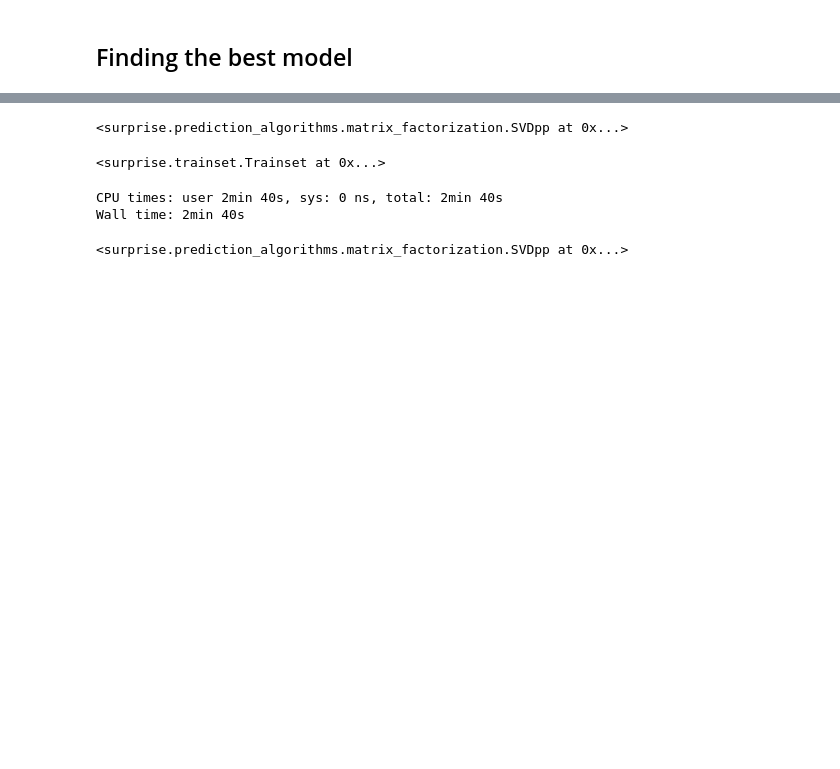
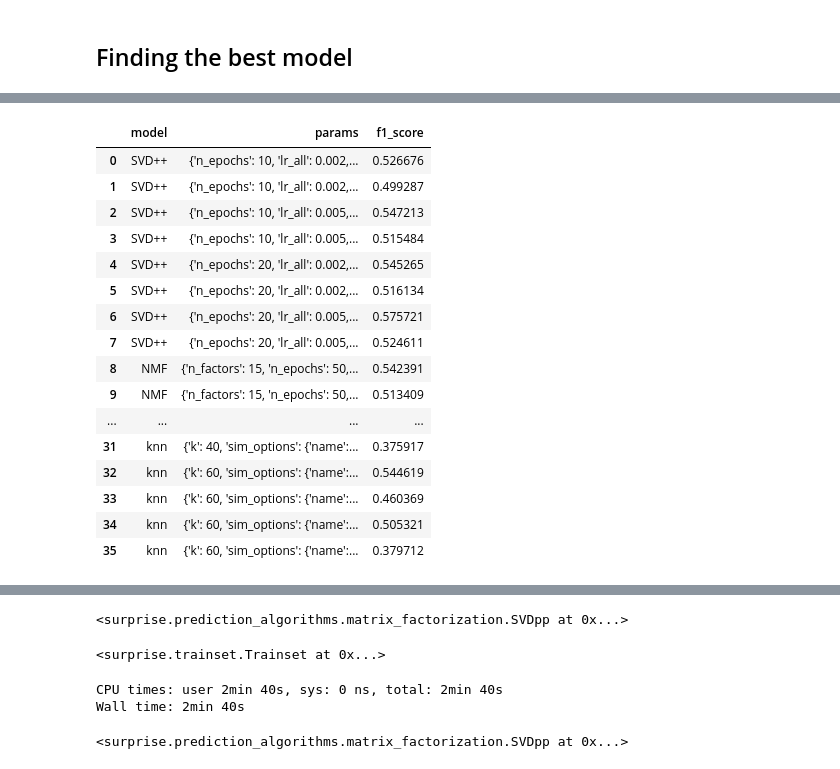
Before and after one commit to caiotda/dynamicTasteDistortion, a Jupyter notebook: simulation/00-preference_model.ipynb, the cells around one changed output, grey strips where cells are left out. Cells and saved outputs as stored; diff of their text form; code cells hidden in the pictures; blank space fills up the shorter version.

Commit message:
feat: selects best model in terms of binary preference classification instead of rating prediction

```diff
--- a/simulation/00-preference_model.ipynb
+++ b/simulation/00-preference_model.ipynb
@@ -50,9 +76,5 @@ trainset, testset = train_test_split(data, test_size=0.2)
+# %%
+test, val = train_test_split(data, test_size=0.5)
 # %% [markdown]
 ## Finding the best model
-# %%
-models = {
-    "SVD++": SVDpp,
-    "NMF": NMF,
-    "knn": KNNBasic,
-}
 # %%
@@ -157,0 +174,25 @@ performance_df
+# %%
+
+kf = KFold(n_splits=5)
+f1_results = {}
+
+model_names = ["SVD++", "NMF", "knn"]
+
+for model_name in model_names:
+    model_config = ModelConfig(model_name)
+    models = model_config.yield_models()
+    for (model, params) in models:
+        f1_scores = []
+        for train_idx, test_idx in kf.split(val):
+            trainset = val.iloc[train_idx]
+            testset = val.iloc[test_idx]
+            train_surprise = SurpriseDataset.load_from_df(trainset[["user", "item", "rating"]], reader)
+            trainset_surprise = train_surprise.build_full_trainset()
+            testset_surprise = list(testset.itertuples(index=False, name=None))
+            model.fit(trainset_surprise)
+            predictions = model.test(testset_surprise)
+            y_pred = [1 if pred.est >= 4 else 0 for pred in predictions]
+            y_true = [1 if pred.r_ui >= 4 else 0 for pred in predictions]
+            f1 = f1_score(y_true, y_pred)
+            f1_scores.append(f1)
+        f1_results[(model_config, str(params))] = np.mean(f1_scores)
@@ -158 +217,30 @@ performance_df
+# %%
+f1_df = pd.DataFrame([
+    {
+        "model": str(model_config.name),
+        "params": params,
+        "f1_score": score
+    }
+    for (model_config, params), score in f1_results.items()
+])
+# %%
+f1_df
+# %% [output]
+|  | model | params | f1_score |
+| 0 | SVD++ | {'n_epochs': 10, 'lr_all': 0.002,... | 0.526676 |
+| 1 | SVD++ | {'n_epochs': 10, 'lr_all': 0.002,... | 0.499287 |
+| 2 | SVD++ | {'n_epochs': 10, 'lr_all': 0.005,... | 0.547213 |
+| 3 | SVD++ | {'n_epochs': 10, 'lr_all': 0.005,... | 0.515484 |
+| 4 | SVD++ | {'n_epochs': 20, 'lr_all': 0.002,... | 0.545265 |
+| 5 | SVD++ | {'n_epochs': 20, 'lr_all': 0.002,... | 0.516134 |
+| 6 | SVD++ | {'n_epochs': 20, 'lr_all': 0.005,... | 0.575721 |
+| 7 | SVD++ | {'n_epochs': 20, 'lr_all': 0.005,... | 0.524611 |
+| 8 | NMF | {'n_factors': 15, 'n_epochs': 50,... | 0.542391 |
+| 9 | NMF | {'n_factors': 15, 'n_epochs': 50,... | 0.513409 |
+| ... | ... | ... | ... |
+| 31 | knn | {'k': 40, 'sim_options': {'name':... | 0.375917 |
+| 32 | knn | {'k': 60, 'sim_options': {'name':... | 0.544619 |
+| 33 | knn | {'k': 60, 'sim_options': {'name':... | 0.460369 |
+| 34 | knn | {'k': 60, 'sim_options': {'name':... | 0.505321 |
+| 35 | knn | {'k': 60, 'sim_options': {'name':... | 0.379712 |
 # %%
```
Also changed, not shown: parts of 32 cells of this notebook, 1 other file.
